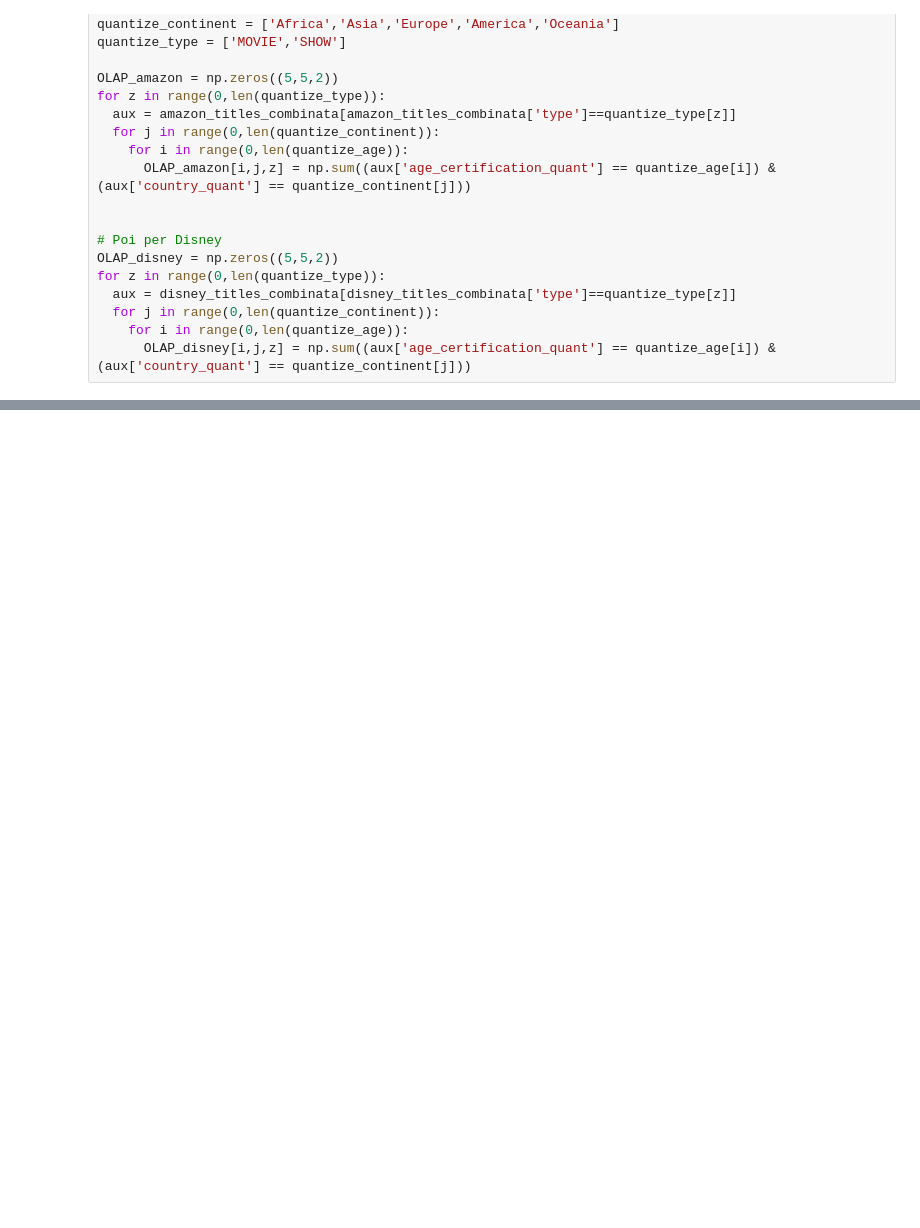
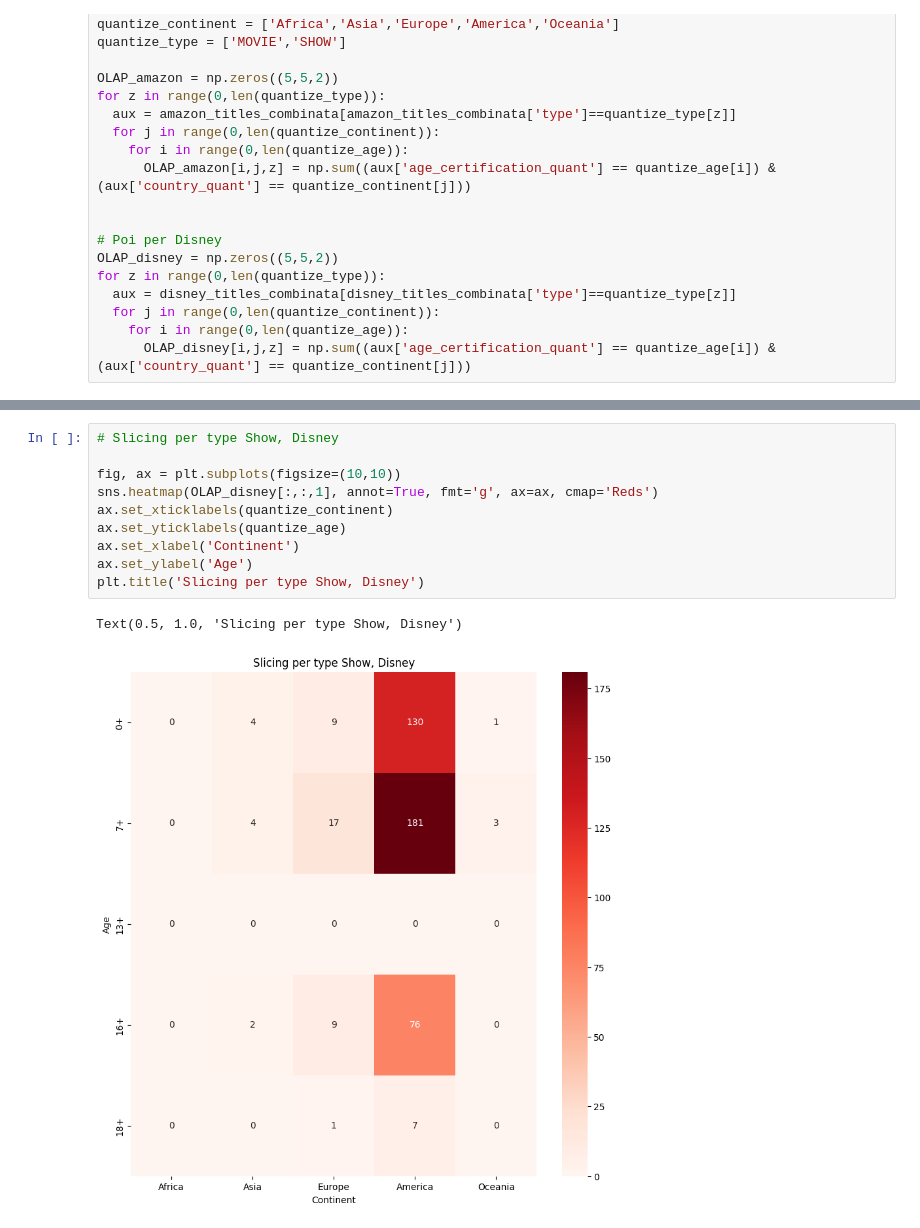
Before and after one commit to edotaggaedo/Progetto_finale_IDS, a Jupyter notebook: Progetto_Finale/ProgFin.ipynb, the cells around one changed output, grey strips where cells are left out. Drawn from its saved outputs; the diff is of its cells as text; blank space fills up the shorter version.

```diff
--- a/Progetto_Finale/ProgFin.ipynb
+++ b/Progetto_Finale/ProgFin.ipynb
@@ -808,0 +873,13 @@ ax.set_yticklabels(quantize_age)
+# %%
+# Slicing per type Show, Disney
+
+fig, ax = plt.subplots(figsize=(10,10))
+sns.heatmap(OLAP_disney[:,:,1], annot=True, fmt='g', ax=ax, cmap='Reds')
+ax.set_xticklabels(quantize_continent)
+ax.set_yticklabels(quantize_age)
+ax.set_xlabel('Continent')
+ax.set_ylabel('Age')
+plt.title('Slicing per type Show, Disney')
+# %% [output]
+Text(0.5, 1.0, 'Slicing per type Show, Disney')
+[figure, added]
```
Also changed, not shown: parts of 12 cells of this notebook.
